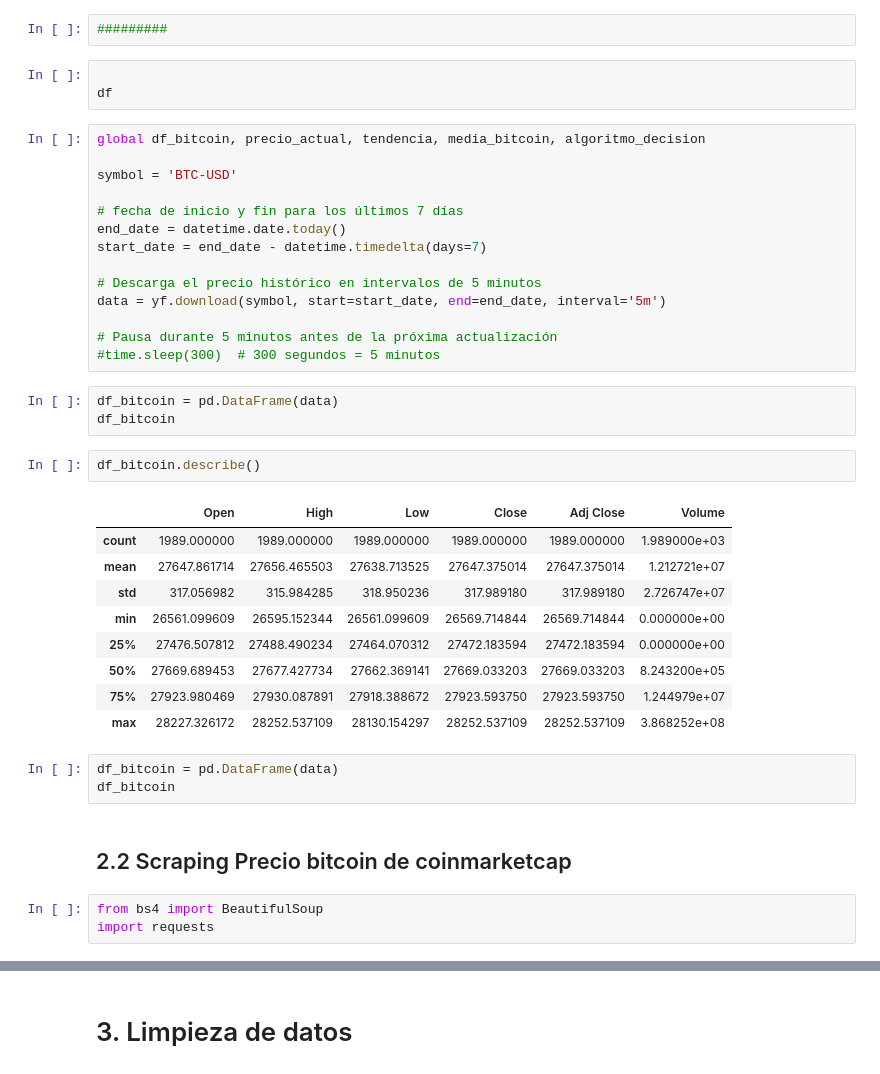
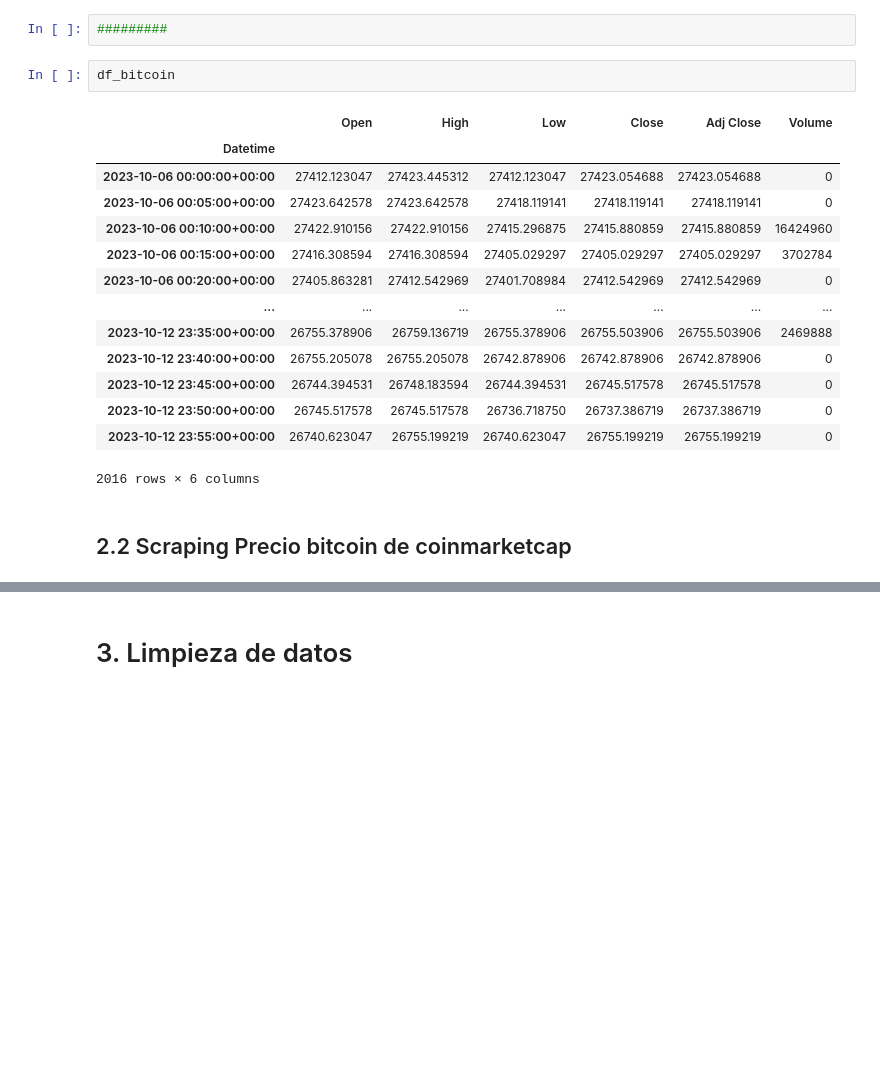
Before and after one commit to Danielvillarreal1/profe-alejo, a Jupyter notebook: robot-trading/training-bot.ipynb, the cells around one changed output, grey strips where cells are left out. Cells and saved outputs as stored; diff of their text form; blank space fills up the shorter version.

Commit message:
actualizacion proyecto

```diff
--- a/robot-trading/training-bot.ipynb
+++ b/robot-trading/training-bot.ipynb
@@ -152,42 +104,21 @@ importar_base_bitcoin()
 # %%
 #########
-# %%
-
-df
-# %%
-global df_bitcoin, precio_actual, tendencia, media_bitcoin, algoritmo_decision
-
-symbol = 'BTC-USD'
-
-# fecha de inicio y fin para los últimos 7 días
-end_date = datetime.date.today()
-start_date = end_date - datetime.timedelta(days=7)
-
-# Descarga el precio histórico en intervalos de 5 minutos
-data = yf.download(symbol, start=start_date, end=end_date, interval='5m')
-
-# Pausa durante 5 minutos antes de la próxima actualización
-#time.sleep(300)  # 300 segundos = 5 minutos
-# %%
-df_bitcoin = pd.DataFrame(data)
-df_bitcoin
 # %%
-df_bitcoin.describe()
+df_bitcoin
 # %% [output]
 |  | Open | High | Low | Close | Adj Close | Volume |
-| count | 1989.000000 | 1989.000000 | 1989.000000 | 1989.000000 | 1989.000000 | 1.989000e+03 |
-| mean | 27647.861714 | 27656.465503 | 27638.713525 | 27647.375014 | 27647.375014 | 1.212721e+07 |
-| std | 317.056982 | 315.984285 | 318.950236 | 317.989180 | 317.989180 | 2.726747e+07 |
-| min | 26561.099609 | 26595.152344 | 26561.099609 | 26569.714844 | 26569.714844 | 0.000000e+00 |
-| 25% | 27476.507812 | 27488.490234 | 27464.070312 | 27472.183594 | 27472.183594 | 0.000000e+00 |
-| 50% | 27669.689453 | 27677.427734 | 27662.369141 | 27669.033203 | 27669.033203 | 8.243200e+05 |
-| 75% | 27923.980469 | 27930.087891 | 27918.388672 | 27923.593750 | 27923.593750 | 1.244979e+07 |
-| max | 28227.326172 | 28252.537109 | 28130.154297 | 28252.537109 | 28252.537109 | 3.868252e+08 |
+| Datetime |  |  |  |  |  |  |
+| 2023-10-06 00:00:00+00:00 | 27412.123047 | 27423.445312 | 27412.123047 | 27423.054688 | 27423.054688 | 0 |
+| 2023-10-06 00:05:00+00:00 | 27423.642578 | 27423.642578 | 27418.119141 | 27418.119141 | 27418.119141 | 0 |
+| 2023-10-06 00:10:00+00:00 | 27422.910156 | 27422.910156 | 27415.296875 | 27415.880859 | 27415.880859 | 16424960 |
+| 2023-10-06 00:15:00+00:00 | 27416.308594 | 27416.308594 | 27405.029297 | 27405.029297 | 27405.029297 | 3702784 |
+| 2023-10-06 00:20:00+00:00 | 27405.863281 | 27412.542969 | 27401.708984 | 27412.542969 | 27412.542969 | 0 |
+| ... | ... | ... | ... | ... | ... | ... |
+| 2023-10-12 23:35:00+00:00 | 26755.378906 | 26759.136719 | 26755.378906 | 26755.503906 | 26755.503906 | 2469888 |
+| 2023-10-12 23:40:00+00:00 | 26755.205078 | 26755.205078 | 26742.878906 | 26742.878906 | 26742.878906 | 0 |
+| 2023-10-12 23:45:00+00:00 | 26744.394531 | 26748.183594 | 26744.394531 | 26745.517578 | 26745.517578 | 0 |
+| 2023-10-12 23:50:00+00:00 | 26745.517578 | 26745.517578 | 26736.718750 | 26737.386719 | 26737.386719 | 0 |
+| 2023-10-12 23:55:00+00:00 | 26740.623047 | 26755.199219 | 26740.623047 | 26755.199219 | 26755.199219 | 0 |
+2016 rows × 6 columns
-# %%
-df_bitcoin = pd.DataFrame(data)
-df_bitcoin
 # %% [markdown]
 ## 2.2 Scraping Precio bitcoin de coinmarketcap
-# %%
-from bs4 import BeautifulSoup
-import requests
```
Also changed, not shown: parts of 36 cells of this notebook.
